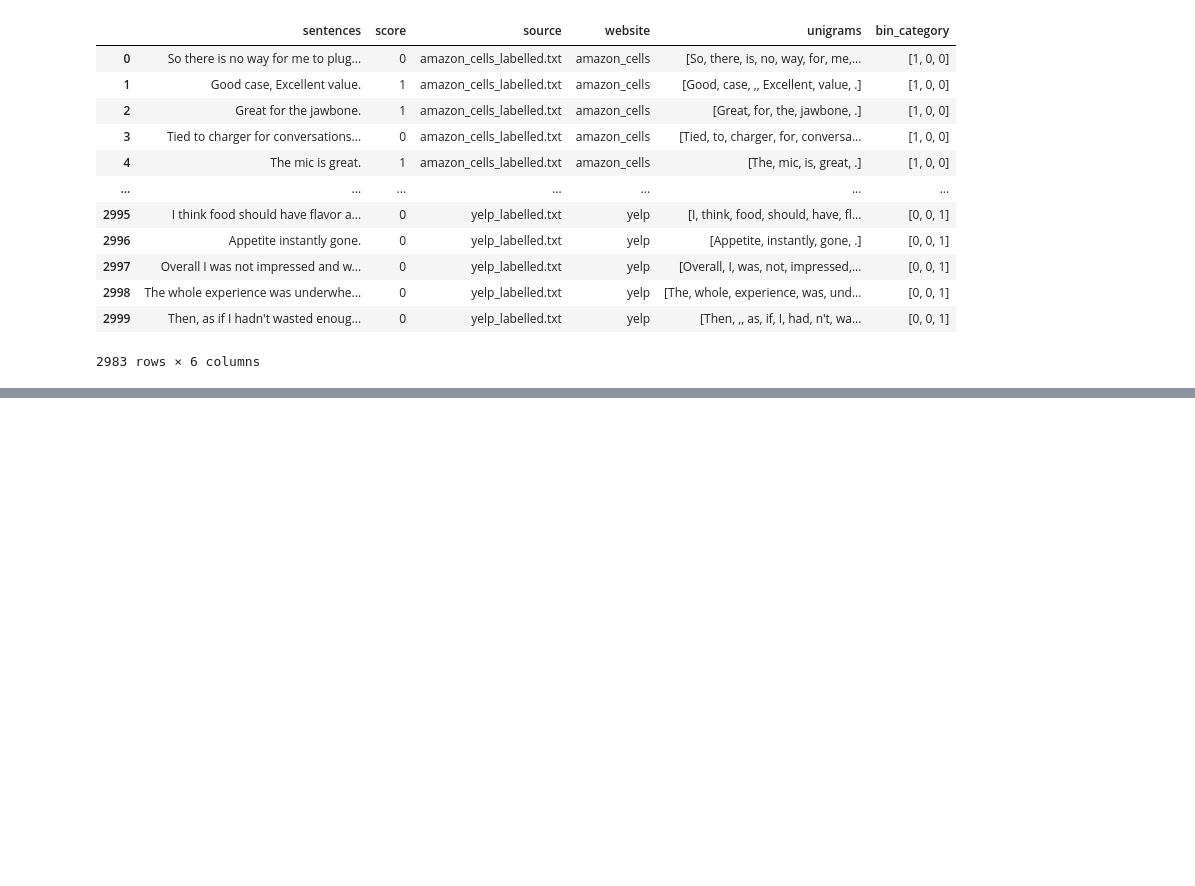
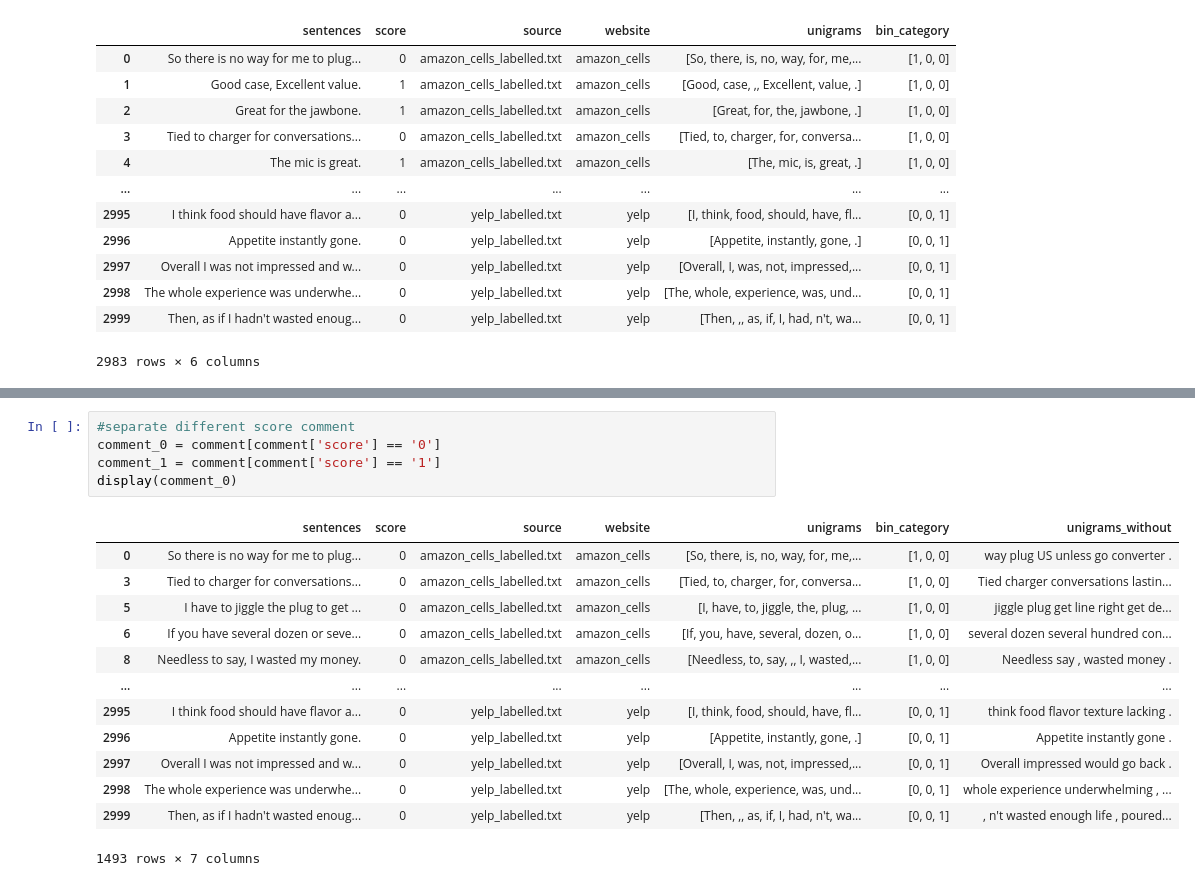
Before and after one commit to jessie1130/DM2023-Lab1-Master, a Jupyter notebook: Homework/DM2023-Lab1-Homework.ipynb, the cells around one changed output, grey strips where cells are left out. Drawn from its saved outputs; the diff is of its cells as text; blank space fills up the shorter version.

```diff
--- a/Homework/DM2023-Lab1-Homework.ipynb
+++ b/Homework/DM2023-Lab1-Homework.ipynb
@@ -1087 +1087,20 @@ display(comment)
 2983 rows × 7 columns
+# %%
+#separate different score comment
+comment_0 = comment[comment['score'] == '0']
+comment_1 = comment[comment['score'] == '1']
+display(comment_0)
+# %% [output]
+|  | sentences | score | source | website | unigrams | bin_category | unigrams_without |
+| 0 | So there is no way for me to plug... | 0 | amazon_cells_labelled.txt | amazon_cells | [So, there, is, no, way, for, me,... | [1, 0, 0] | way plug US unless go converter . |
+| 3 | Tied to charger for conversations... | 0 | amazon_cells_labelled.txt | amazon_cells | [Tied, to, charger, for, conversa... | [1, 0, 0] | Tied charger conversations lastin... |
+| 5 | I have to jiggle the plug to get ... | 0 | amazon_cells_labelled.txt | amazon_cells | [I, have, to, jiggle, the, plug, ... | [1, 0, 0] | jiggle plug get line right get de... |
+| 6 | If you have several dozen or seve... | 0 | amazon_cells_labelled.txt | amazon_cells | [If, you, have, several, dozen, o... | [1, 0, 0] | several dozen several hundred con... |
+| 8 | Needless to say, I wasted my money. | 0 | amazon_cells_labelled.txt | amazon_cells | [Needless, to, say, ,, I, wasted,... | [1, 0, 0] | Needless say , wasted money . |
+| ... | ... | ... | ... | ... | ... | ... | ... |
+| 2995 | I think food should have flavor a... | 0 | yelp_labelled.txt | yelp | [I, think, food, should, have, fl... | [0, 0, 1] | think food flavor texture lacking . |
+| 2996 | Appetite instantly gone. | 0 | yelp_labelled.txt | yelp | [Appetite, instantly, gone, .] | [0, 0, 1] | Appetite instantly gone . |
+| 2997 | Overall I was not impressed and w... | 0 | yelp_labelled.txt | yelp | [Overall, I, was, not, impressed,... | [0, 0, 1] | Overall impressed would go back . |
+| 2998 | The whole experience was underwhe... | 0 | yelp_labelled.txt | yelp | [The, whole, experience, was, und... | [0, 0, 1] | whole experience underwhelming , ... |
+| 2999 | Then, as if I hadn't wasted enoug... | 0 | yelp_labelled.txt | yelp | [Then, ,, as, if, I, had, n't, wa... | [0, 0, 1] | , n't wasted enough life , poured... |
+1493 rows × 7 columns
```
Also changed, not shown: parts of 6 cells of this notebook, 1 other file.
